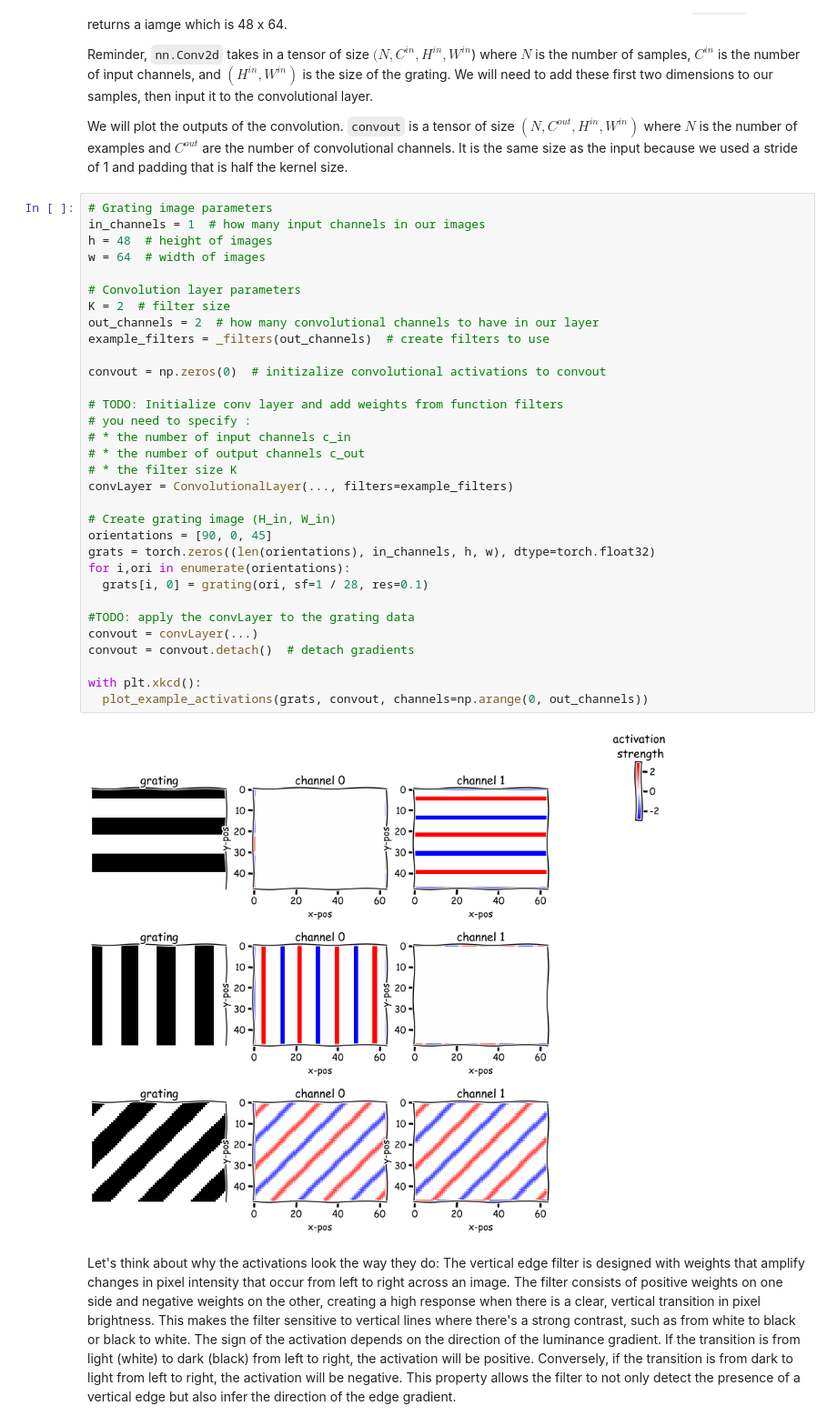
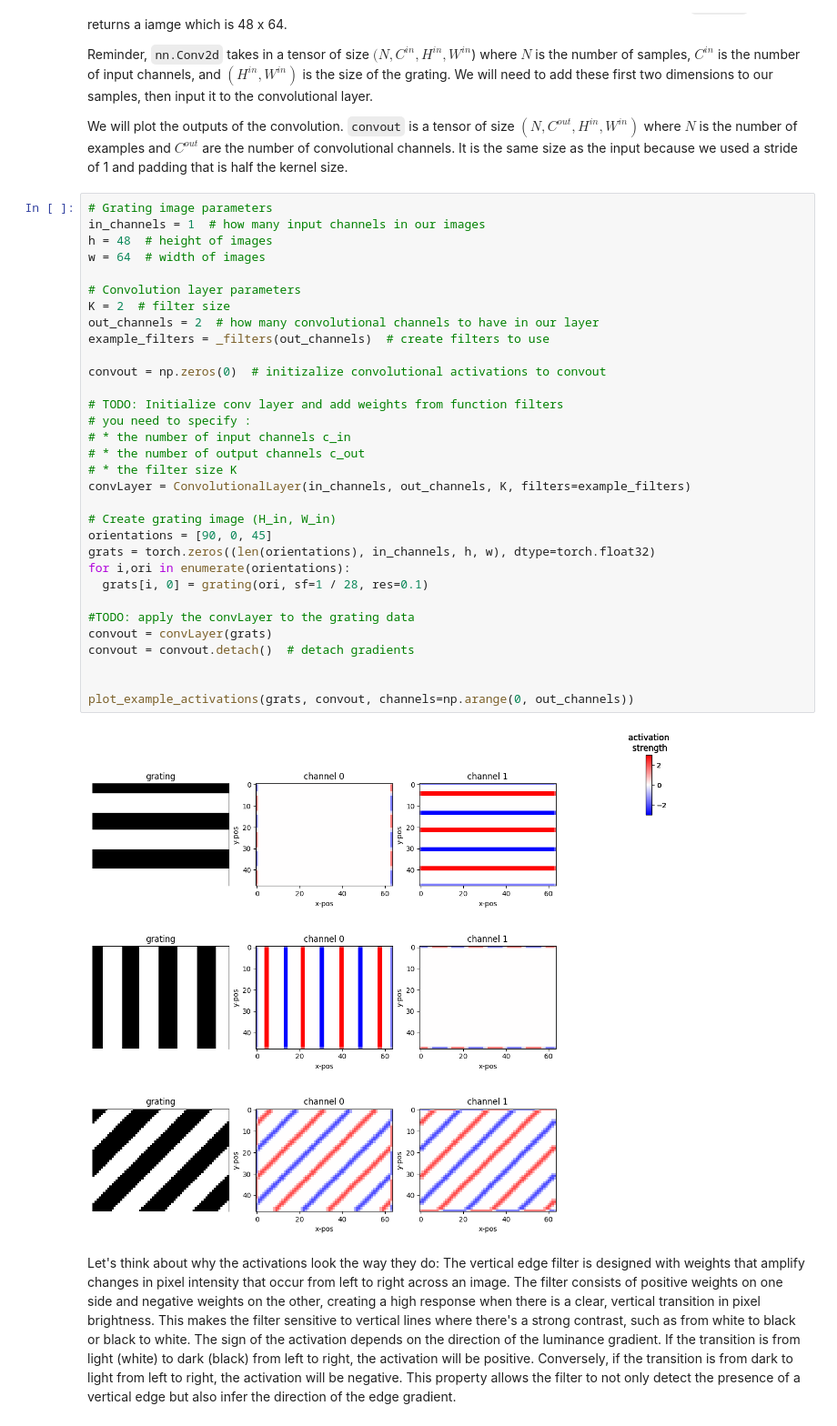
Before and after one commit to makagan/TRISEP_Tutorial, a Jupyter notebook: Exercises/3.2.CNN-MNIST-SOLN.ipynb, the cells around one changed output. Shown at 91% size. Saved outputs shown, nothing was run; the diff lists cells and outputs as text.

```diff
--- a/Exercises/3.2.CNN-MNIST-SOLN.ipynb
+++ b/Exercises/3.2.CNN-MNIST-SOLN.ipynb
@@ -244,37 +244,37 @@ We will plot the outputs of the convolution. `convout` is a tensor of size $(N,
 # %%
 # Grating image parameters
 in_channels = 1  # how many input channels in our images
 h = 48  # height of images
 w = 64  # width of images
 
 # Convolution layer parameters
 K = 2  # filter size
 out_channels = 2  # how many convolutional channels to have in our layer
 example_filters = _filters(out_channels)  # create filters to use
 
 convout = np.zeros(0)  # initizalize convolutional activations to convout
 
 # TODO: Initialize conv layer and add weights from function filters
 # you need to specify :
 # * the number of input channels c_in
 # * the number of output channels c_out
 # * the filter size K
-convLayer = ConvolutionalLayer(..., filters=example_filters)
+convLayer = ConvolutionalLayer(in_channels, out_channels, K, filters=example_filters)
 
 # Create grating image (H_in, W_in)
 orientations = [90, 0, 45]
 grats = torch.zeros((len(orientations), in_channels, h, w), dtype=torch.float32)
 for i,ori in enumerate(orientations):
   grats[i, 0] = grating(ori, sf=1 / 28, res=0.1)
 
 #TODO: apply the convLayer to the grating data
-convout = convLayer(...)
+convout = convLayer(grats)
 convout = convout.detach()  # detach gradients
 
-with plt.xkcd():
-  plot_example_activations(grats, convout, channels=np.arange(0, out_channels))
+
+plot_example_activations(grats, convout, channels=np.arange(0, out_channels))
 # %% [output]
-[figure, old version]
+[figure, new version]
 # %% [markdown]
 Let's think about why the activations look the way they do:
 The vertical edge filter is designed with weights that amplify changes in pixel intensity that occur from left to right across an image. The filter consists of positive weights on one side and negative weights on the other, creating a high response when there is a clear, vertical transition in pixel brightness. This makes the filter sensitive to vertical lines where there's a strong contrast, such as from white to black or black to white.
```
Also changed, not shown: parts of 2 cells of this notebook, 3 other files.
